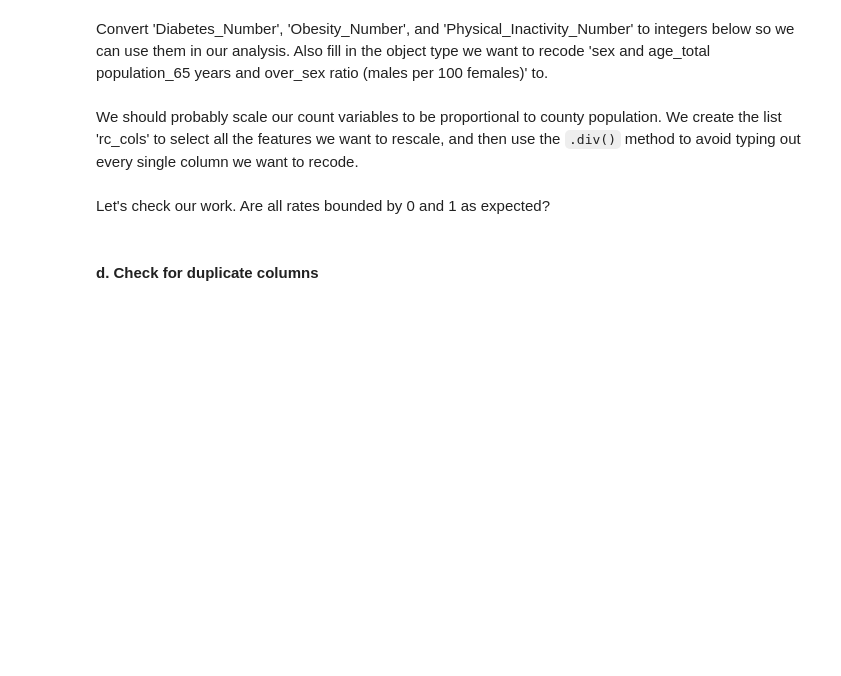
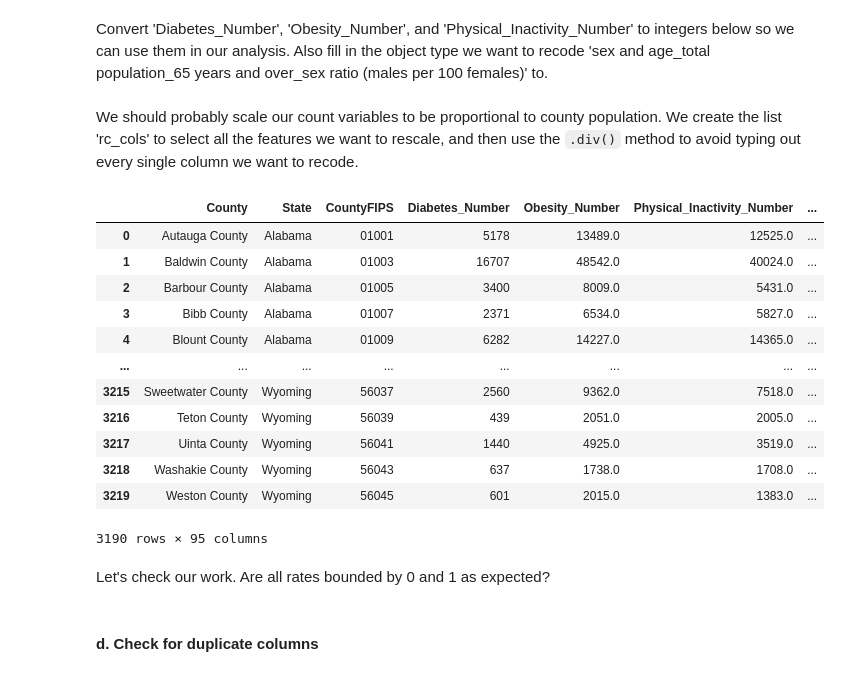
Before and after one commit to annettegailliot/CSS_Project2_Team4_Fall2022, a Jupyter notebook: Project 2 Students.ipynb, the cells around one changed output. Drawn from its saved outputs; the diff is of its cells as text; code cells hidden in the pictures; blank space fills up the shorter version.

```diff
--- a/Project 2 Students.ipynb
+++ b/Project 2 Students.ipynb
@@ -87,22 +91,36 @@ Convert 'Diabetes_Number', 'Obesity_Number', and 'Physical_Inactivity_Number' to
 diabetes = diabetes[diabetes['Diabetes_Number']!="Suppressed"]  # note that the inside reference to the diabetes df identifies the column, and the outer calls specific rows according to a condition
 
 # use the astype method on Diabetes_Number to convert it to an integer...if you are not sure, what does the astype() documentation tell you are possible arguments?
-diabetes['Diabetes_Number'] = diabetes['Diabetes_Number'].astype(int)
+diabetes['Diabetes_Number'] = diabetes['Diabetes_Number'].astype('int64')
 
 # Obesity
-diabetes['Obesity_Number'] = diabetes['Obesity_Number'].astype(int)
-
+diabetes['Obesity_Number'] = diabetes[diabetes['Obesity_Number']!= "No Data"]['Obesity_Number'].dropna().astype('int64')
 
 # Physical Inactivity
-
-
+diabetes['Physical_Inactivity_Number'] = diabetes[diabetes['Physical_Inactivity_Number']!= "No Data"]['Physical_Inactivity_Number'].dropna().astype('int64')
 
 # 65+ sex ratio had one "-" in it so let's drop that row first
 diabetes = diabetes[diabetes['sex and age_total population_65 years and over_sex ratio (males per 100 females)']!= "-"]
 # change to numeric (specifically, integer or float?) from string (because originally included the "-" )
-diabetes['sex and age_total population_65 years and over_sex ratio (males per 100 females)'] = diabetes['sex and age_total population_65 years and over_sex ratio (males per 100 females)'].astype(______)
+diabetes['sex and age_total population_65 years and over_sex ratio (males per 100 females)'] = diabetes['sex and age_total population_65 years and over_sex ratio (males per 100 females)'].dropna().astype(float)
 # %% [markdown]
 We should probably scale our count variables to be proportional to county population. We create the list 'rc_cols' to select all the features we want to rescale, and then use the `.div()` method to avoid typing out every single column we want to recode.
+# %%
+diabetes
+# %% [output]
+|  | County | State | CountyFIPS | Diabetes_Number | Obesity_Number | Physical_Inactivity_Number | ... |
+| 0 | Autauga County | Alabama | 01001 | 5178 | 13489.0 | 12525.0 | ... |
+| 1 | Baldwin County | Alabama | 01003 | 16707 | 48542.0 | 40024.0 | ... |
+| 2 | Barbour County | Alabama | 01005 | 3400 | 8009.0 | 5431.0 | ... |
+| 3 | Bibb County | Alabama | 01007 | 2371 | 6534.0 | 5827.0 | ... |
+| 4 | Blount County | Alabama | 01009 | 6282 | 14227.0 | 14365.0 | ... |
+| ... | ... | ... | ... | ... | ... | ... | ... |
+| 3215 | Sweetwater County | Wyoming | 56037 | 2560 | 9362.0 | 7518.0 | ... |
+| 3216 | Teton County | Wyoming | 56039 | 439 | 2051.0 | 2005.0 | ... |
+| 3217 | Uinta County | Wyoming | 56041 | 1440 | 4925.0 | 3519.0 | ... |
+| 3218 | Washakie County | Wyoming | 56043 | 637 | 1738.0 | 1708.0 | ... |
+| 3219 | Weston County | Wyoming | 56045 | 601 | 2015.0 | 1383.0 | ... |
+3190 rows × 95 columns
 # %%
 # select count variables to rc to percentages; make sure we leave out ratios and our population variable b/c these don't make sense to scale by population
 rc_cols = [col for col in ______.columns if col not in ['County', 'State', 'CountyFIPS',
```
Also changed, not shown: parts of 1 cell of this notebook.
